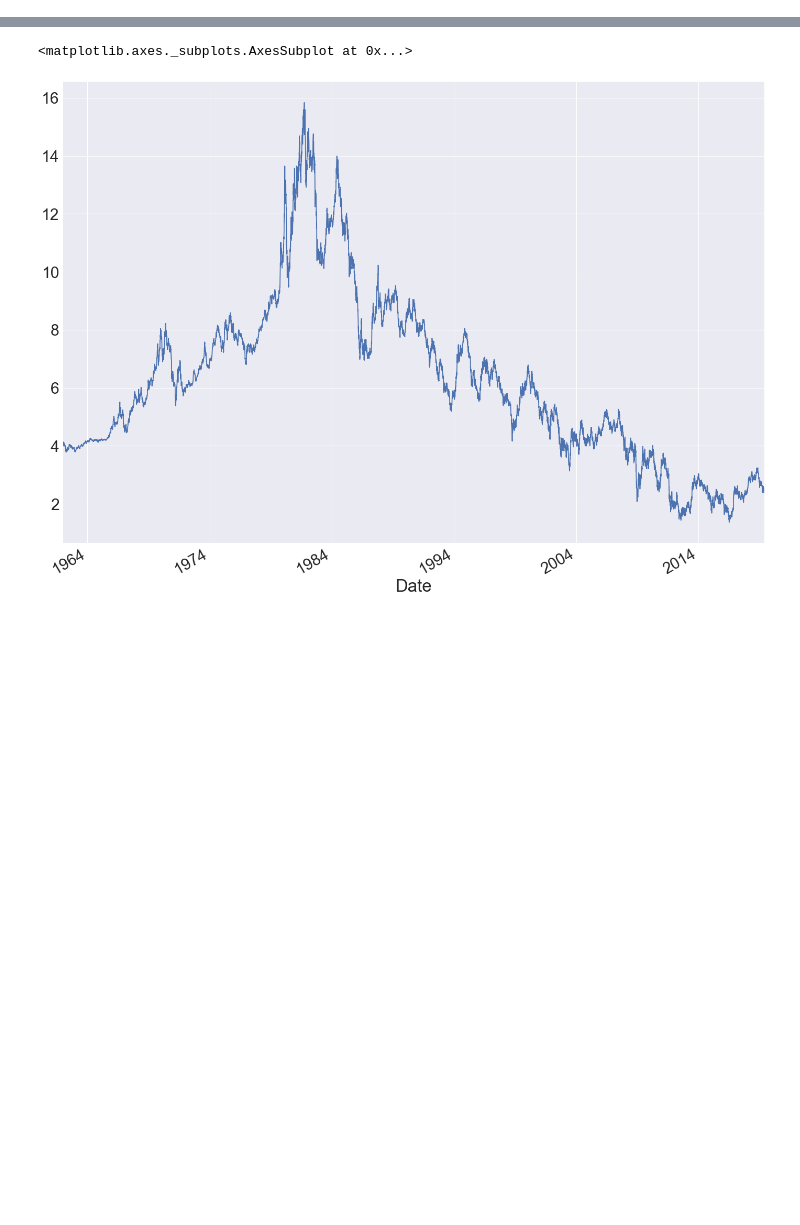
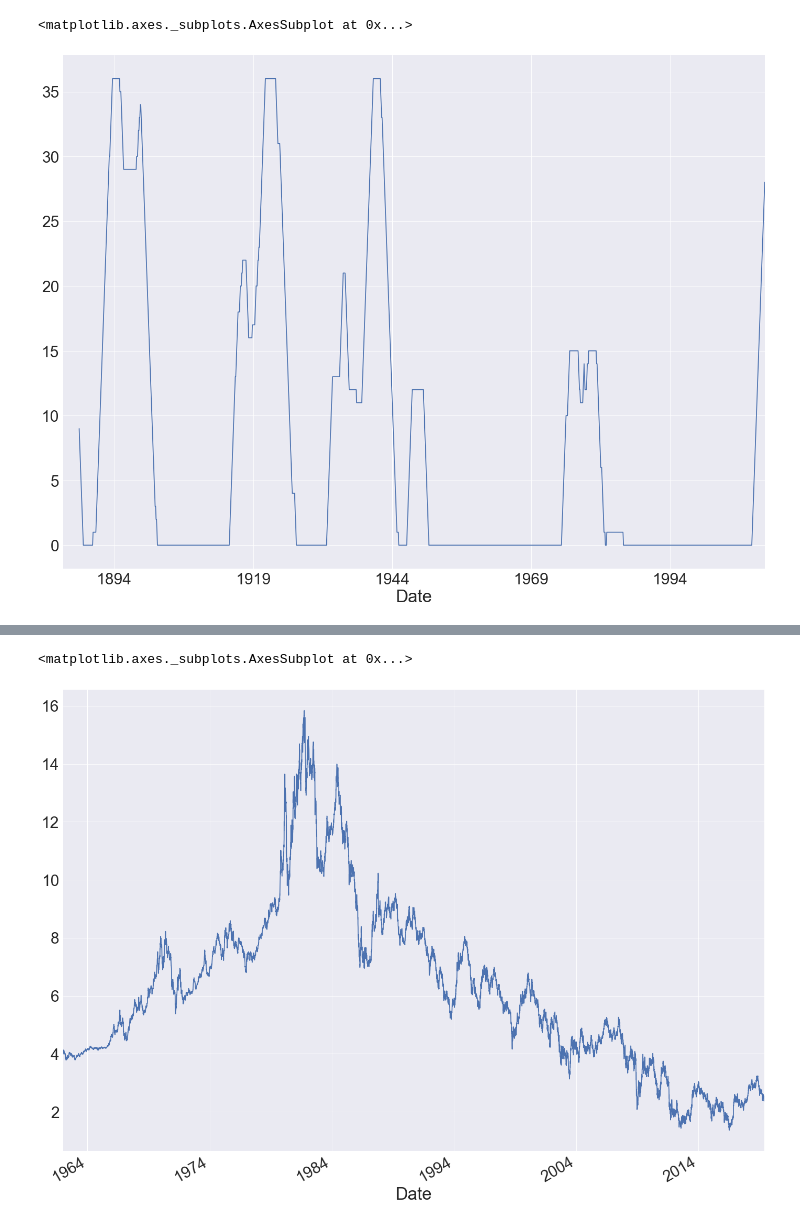
Before and after one commit to mrefermat/quant_finance, a Jupyter notebook: S&P500 Real Drawdowns.ipynb, the cells around one changed output, grey strips where cells are left out. Saved outputs shown, nothing was run; the diff lists cells and outputs as text; code cells hidden in the pictures; blank space fills up the shorter version.

```diff
--- a/S&P500 Real Drawdowns.ipynb
+++ b/S&P500 Real Drawdowns.ipynb
@@ -20,0 +21,2 @@ sp=q.get("MULTPL/SP500_REAL_PRICE_MONTH", authtoken=token).Value
+# %%
+roll=(sp.pct_change(120)*100).dropna()
@@ -20,0 +36,6 @@ sp=q.get("MULTPL/SP500_REAL_PRICE_MONTH", authtoken=token).Value
+# %%
+c=roll[roll<0].resample(rule='m').count()
+c.rolling(36).sum().plot()
+# %% [output]
+<matplotlib.axes._subplots.AxesSubplot at 0x...>
+[figure, added]
```
Also changed, not shown: parts of 27 cells of this notebook, 2 other files.
